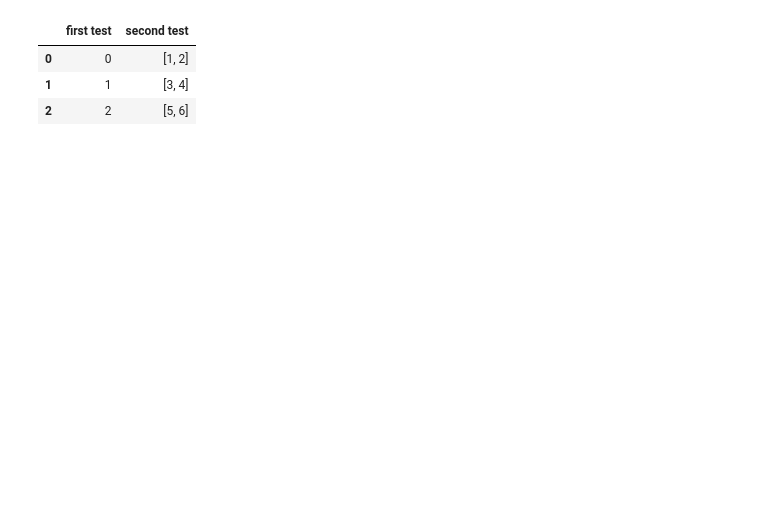
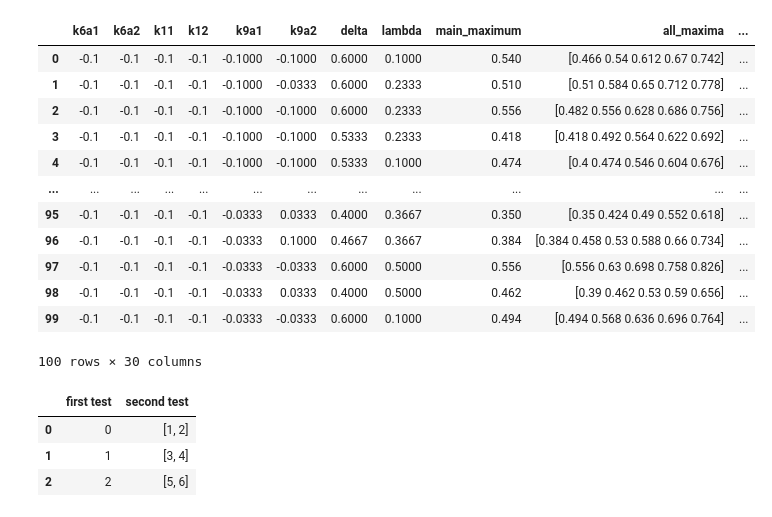
Before and after one commit to GwydionJon/EN_learn, a Jupyter notebook: machine_learning/Experiments with all param/first_test_franck_condon.ipynb, the cells around one changed output. Cells and saved outputs as stored; diff of their text form; code cells hidden in the pictures; blank space fills up the shorter version.

```diff
--- a/machine_learning/Experiments with all param/first_test_franck_condon.ipynb
+++ b/machine_learning/Experiments with all param/first_test_franck_condon.ipynb
@@ -45,12 +45,12 @@ def potential_s0(q,omega):
     return pot
 
 def potential_s1(q,omega, df_k_s1,sigma=0):
-    pot=np.asarray([omega/2 * q**2 +k_s1*q +sigma for k_s1 in df_k_s1])
+    pot=np.asarray([omega/2 * q**2 +k_s1*ev_to_au*q +sigma for k_s1 in df_k_s1])
    # print("Vs1",pot)
     return pot
 
 def potential_s2(q,omega,df_k_s2,sigma=0,delta=0):
-    pot=np.asarray([omega/2 * q**2 +k_s2*q +sigma+2*delta for k_s2 in df_k_s2])
+    pot=np.asarray([omega/2 * q**2 +k_s2*ev_to_au*q +sigma+2*delta for k_s2 in df_k_s2])
    # print("Vs2",pot)
     return pot
 
@@ -259,13 +233,21 @@ def overlap_integral_s0_s2_s1(df_mode,label_list):
 # %%
+ev_to_au=1/27.211396
+w6a = 0.0740* ev_to_au
+w1 = 0.1273* ev_to_au
+w9a = 0.1568 * ev_to_au
 
 df_get_all_k6a=get_all_energy_wavef_per_mode(x_grid,h_grid,w6a,df_labels,["k6a1","k6a2"])
-df_overlab_k6a=overlap_integral_s0_s2_s1(df_get_all_k6a,["k6a1","k6a2"])
+df_overlap_k6a=overlap_integral_s0_s2_s1(df_get_all_k6a,["k6a1","k6a2"],"k6a")
+#reset label values
+#df_overlap_k6a[["k6a1","k6a2"]] = df_overlab_k6a[["k6a1","k6a2"]].apply(lambda x: x*27.211396)
+df_overlap_k6a.to_csv("df_overlap_k6a.csv")
+
+df_get_all_k1=get_all_energy_wavef_per_mode(x_grid,h_grid,w1,df_labels,["k11","k12"])
+df_overlap_k1=overlap_integral_s0_s2_s1(df_get_all_k1,["k11","k12"],"k1")
+df_overlap_k1.to_csv("df_overlap_k1.csv")
 
 
-df_get_all_k1=get_all_energy_wavef_per_mode(x_grid,h_grid,w6a,df_labels,["k11","k12"])
-df_overlab_k1=overlap_integral_s0_s2_s1(df_get_all_k6a,["k11","k12"])
-
-
-df_get_all_k9a=get_all_energy_wavef_per_mode(x_grid,h_grid,w6a,df_labels,["k9a1","k9a2"])
-df_overlab_k9a=overlap_integral_s0_s2_s1(df_get_all_k6a,["k9a1","k9a2"])
+df_get_all_k9a=get_all_energy_wavef_per_mode(x_grid,h_grid,w9a,df_labels,["k9a1","k9a2"])
+df_overlap_k9a=overlap_integral_s0_s2_s1(df_get_all_k9a,["k9a1","k9a2"],"k9a")
+df_overlap_k9a.to_csv("df_overlap_k9a.csv")
 # %% [output]
@@ -355,0 +271,14 @@ def get_energy_wavef(x_grid,omega,v_s0,v_s1_list,v_s2_list):
+# %%
+#df_labels.loc[((df_labels['k6a1']==df_overlab_k6a['k6a1']) and
+#               (df_labels['k6a2']==df_overlab_k6a['k6a2'])),
+#              'max_overlap_s0_s2'] = 1
+
+#merge the overlap results into the main df
+df_labels=df_labels.merge(df_overlap_k6a,on=["k6a1","k6a2"])
+df_labels=df_labels.merge(df_overlap_k1,on=["k11","k12"])
+df_labels=df_labels.merge(df_overlap_k9a,on=["k9a1","k9a2"])
+
+
+df_labels[["k6a1","k6a2"]]=df_labels[["k6a1","k6a2"]]
+
+df_labels.head(100)
@@ -356,3 +299,21 @@ def get_energy_wavef(x_grid,omega,v_s0,v_s1_list,v_s2_list):
+# %%
+all_data=all_data.merge(df_labels,on=["k6a1","k6a2","k11","k12","k9a1","k9a2","delta","lambda"])
+# %%
+all_data.head(100)
+# %% [output]
+|  | k6a1 | k6a2 | k11 | k12 | k9a1 | k9a2 | delta | lambda | main_maximum | all_maxima | ... |
+| 0 | -0.1 | -0.1 | -0.1 | -0.1 | -0.1000 | -0.1000 | 0.6000 | 0.1000 | 0.540 | [0.466 0.54 0.612 0.67 0.742] | ... |
+| 1 | -0.1 | -0.1 | -0.1 | -0.1 | -0.1000 | -0.0333 | 0.6000 | 0.2333 | 0.510 | [0.51 0.584 0.65 0.712 0.778] | ... |
+| 2 | -0.1 | -0.1 | -0.1 | -0.1 | -0.1000 | -0.1000 | 0.6000 | 0.2333 | 0.556 | [0.482 0.556 0.628 0.686 0.756] | ... |
+| 3 | -0.1 | -0.1 | -0.1 | -0.1 | -0.1000 | -0.1000 | 0.5333 | 0.2333 | 0.418 | [0.418 0.492 0.564 0.622 0.692] | ... |
+| 4 | -0.1 | -0.1 | -0.1 | -0.1 | -0.1000 | -0.1000 | 0.5333 | 0.1000 | 0.474 | [0.4 0.474 0.546 0.604 0.676] | ... |
+| ... | ... | ... | ... | ... | ... | ... | ... | ... | ... | ... | ... |
+| 95 | -0.1 | -0.1 | -0.1 | -0.1 | -0.0333 | 0.0333 | 0.4000 | 0.3667 | 0.350 | [0.35 0.424 0.49 0.552 0.618] | ... |
+| 96 | -0.1 | -0.1 | -0.1 | -0.1 | -0.0333 | 0.1000 | 0.4667 | 0.3667 | 0.384 | [0.384 0.458 0.53 0.588 0.66 0.734] | ... |
+| 97 | -0.1 | -0.1 | -0.1 | -0.1 | -0.0333 | -0.0333 | 0.6000 | 0.5000 | 0.556 | [0.556 0.63 0.698 0.758 0.826] | ... |
+| 98 | -0.1 | -0.1 | -0.1 | -0.1 | -0.0333 | 0.0333 | 0.4000 | 0.5000 | 0.462 | [0.39 0.462 0.53 0.59 0.656] | ... |
+| 99 | -0.1 | -0.1 | -0.1 | -0.1 | -0.0333 | -0.0333 | 0.6000 | 0.1000 | 0.494 | [0.494 0.568 0.636 0.696 0.764] | ... |
+100 rows × 30 columns
 # %%
 df_test=pd.DataFrame()
 list_test=[0,1,2]
```
Also changed, not shown: parts of 7 cells of this notebook, 1 other file.
